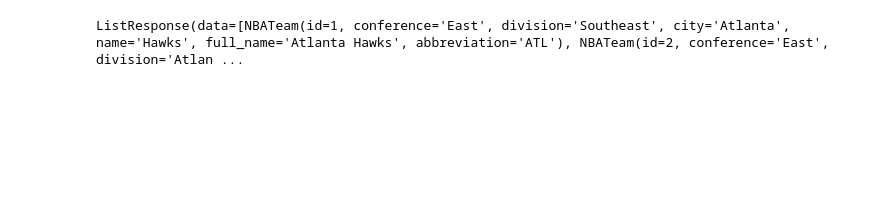
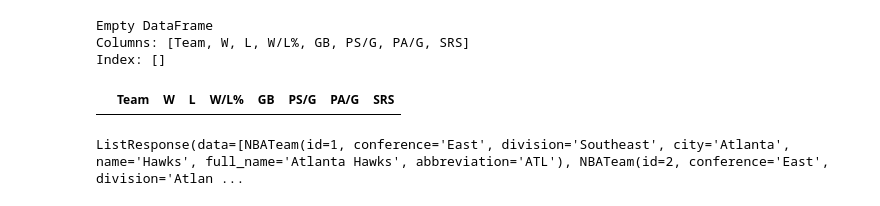
Before and after one commit to MaukanMir/Ball-Dont-Lie-API-, a Jupyter notebook: nba-games.ipynb, the cells around one changed output. Drawn from its saved outputs; the diff is of its cells as text; code cells hidden in the pictures; blank space fills up the shorter version.

Commit message:
Parse tables

```diff
--- a/nba-games.ipynb
+++ b/nba-games.ipynb
@@ -54,0 +36,2 @@ soup
+# %%
+tables = [td.text for td in soup.find_all("table")]
@@ -55,3 +83,29 @@ soup
+# %%
+# Find all matches
+
+pattern = r'([A-Za-z\s\*]+)\s+(\d+)\s+(\d+)\s+(\.\d+)\s+([—\d\.]+)\s+([\d\.]+)\s+([\d\.]+)\s+([-?\d\.]+)'
+matches = re.findall(pattern, tables[0])
+
+# Create a DataFrame from the matches
+columns = ['Team', 'W', 'L', 'W/L%', 'GB', 'PS/G', 'PA/G', 'SRS']
+df = pd.DataFrame(matches, columns=columns)
+
+# Clean up the data
+df['Team'] = df['Team'].str.strip()  # Remove extra spaces
+df[['W', 'L']] = df[['W', 'L']].astype(int)  # Convert to integers
+df[['W/L%', 'PS/G', 'PA/G', 'SRS']] = df[['W/L%', 'PS/G', 'PA/G', 'SRS']].astype(float)  # Convert to floats
+df['GB'] = df['GB'].replace('—', '0').astype(float)  # Convert GB to float, replacing '—' with 0
+
+# Display the DataFrame
+print(df)
+# %% [output]
+Empty DataFrame
+Columns: [Team, W, L, W/L%, GB, PS/G, PA/G, SRS]
+Index: []
+# %%
+df
+# %% [output]
+|  | Team | W | L | W/L% | GB | PS/G | PA/G | SRS |
 # %%
 years = [str(year) for year in range(1970, 2025)]
 pages = range(1, 4)
```
Also changed, not shown: parts of 5 cells of this notebook.
